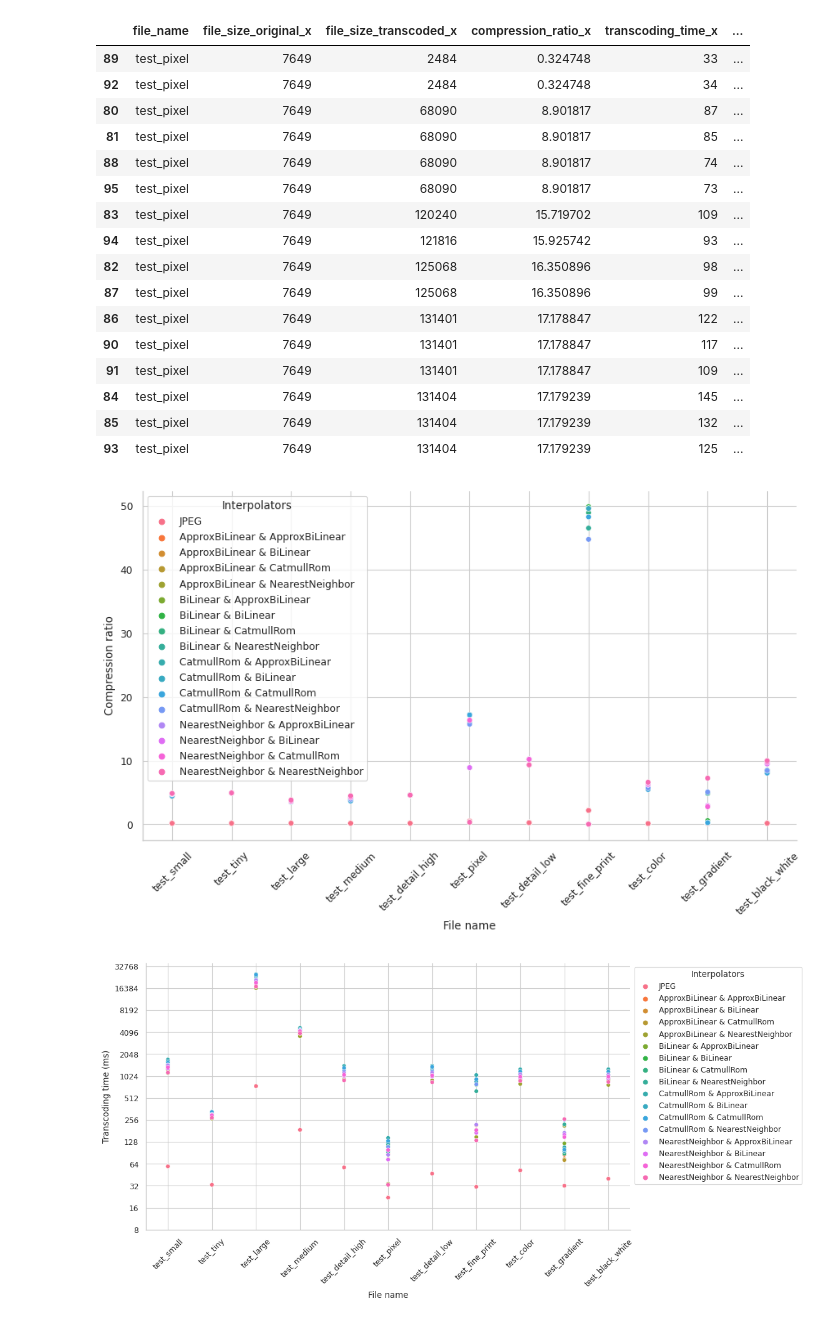
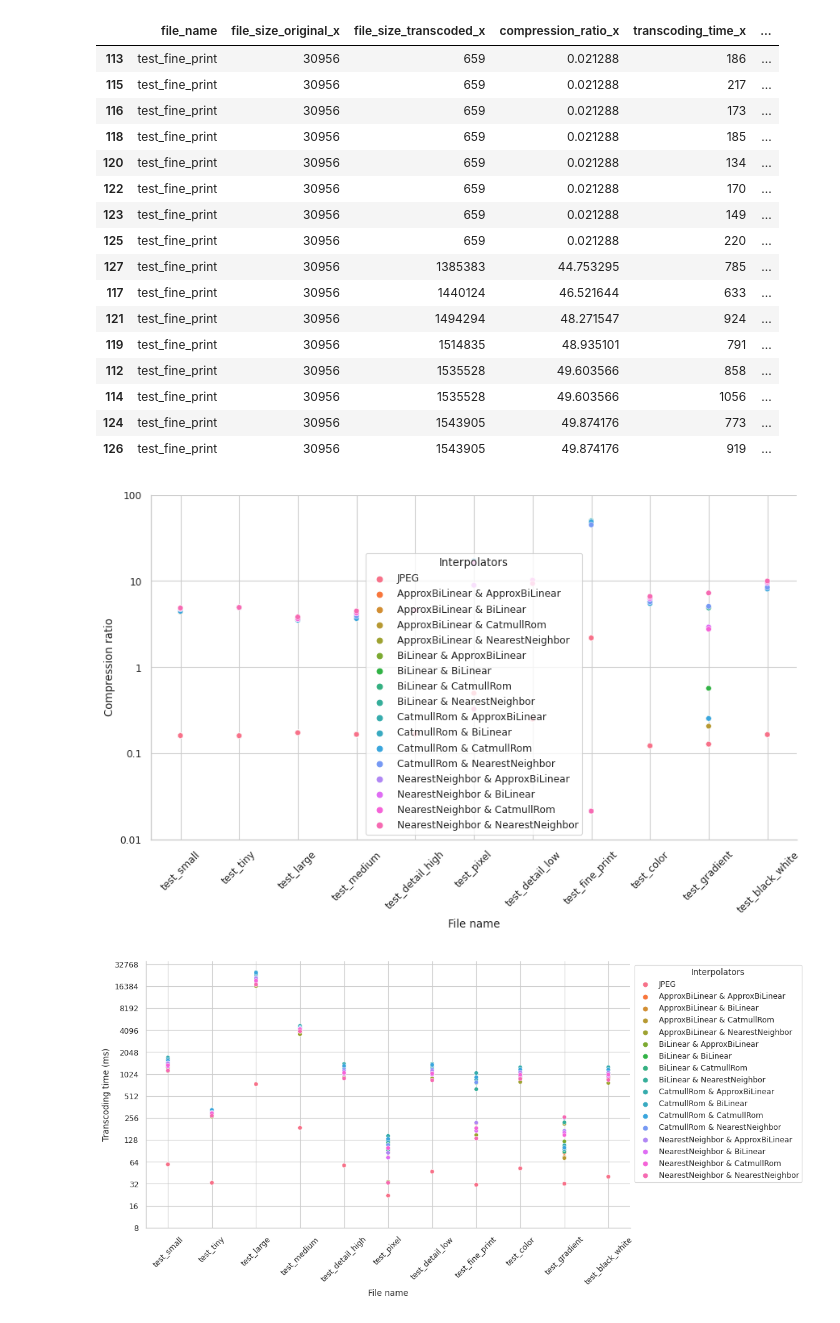
Before and after one commit to xaverhimmelsbach/quadtree-block-compression-visualization, a Jupyter notebook: visualization_scripts/visualize_sampling.ipynb, the cells around one changed output. Saved outputs shown, nothing was run; the diff lists cells and outputs as text; code cells hidden in the pictures.

Commit message:
Visualize deduplication

```diff
--- a/visualization_scripts/visualize_sampling.ipynb
+++ b/visualization_scripts/visualize_sampling.ipynb
@@ -15,25 +15,25 @@ df_jpeg = pd.read_csv('../data/jpeg.csv')
 # _x = sampling, _y = jpeg
 df_merged = pd.merge(df, df_jpeg, on='file_name')
 
-df_merged[df_merged['file_name'] == 'test_pixel'].sort_values(['compression_ratio_x'])
+df_merged[df_merged['file_name'] == 'test_fine_print'].sort_values(['compression_ratio_x'])
 # %% [output]
 |  | file_name | file_size_original_x | file_size_transcoded_x | compression_ratio_x | transcoding_time_x | ... |
-| 89 | test_pixel | 7649 | 2484 | 0.324748 | 33 | ... |
-| 92 | test_pixel | 7649 | 2484 | 0.324748 | 34 | ... |
-| 80 | test_pixel | 7649 | 68090 | 8.901817 | 87 | ... |
-| 81 | test_pixel | 7649 | 68090 | 8.901817 | 85 | ... |
-| 88 | test_pixel | 7649 | 68090 | 8.901817 | 74 | ... |
-| 95 | test_pixel | 7649 | 68090 | 8.901817 | 73 | ... |
-| 83 | test_pixel | 7649 | 120240 | 15.719702 | 109 | ... |
-| 94 | test_pixel | 7649 | 121816 | 15.925742 | 93 | ... |
-| 82 | test_pixel | 7649 | 125068 | 16.350896 | 98 | ... |
-| 87 | test_pixel | 7649 | 125068 | 16.350896 | 99 | ... |
-| 86 | test_pixel | 7649 | 131401 | 17.178847 | 122 | ... |
-| 90 | test_pixel | 7649 | 131401 | 17.178847 | 117 | ... |
-| 91 | test_pixel | 7649 | 131401 | 17.178847 | 109 | ... |
-| 84 | test_pixel | 7649 | 131404 | 17.179239 | 145 | ... |
-| 85 | test_pixel | 7649 | 131404 | 17.179239 | 132 | ... |
-| 93 | test_pixel | 7649 | 131404 | 17.179239 | 125 | ... |
+| 113 | test_fine_print | 30956 | 659 | 0.021288 | 186 | ... |
+| 115 | test_fine_print | 30956 | 659 | 0.021288 | 217 | ... |
+| 116 | test_fine_print | 30956 | 659 | 0.021288 | 173 | ... |
+| 118 | test_fine_print | 30956 | 659 | 0.021288 | 185 | ... |
+| 120 | test_fine_print | 30956 | 659 | 0.021288 | 134 | ... |
+| 122 | test_fine_print | 30956 | 659 | 0.021288 | 170 | ... |
+| 123 | test_fine_print | 30956 | 659 | 0.021288 | 149 | ... |
+| 125 | test_fine_print | 30956 | 659 | 0.021288 | 220 | ... |
+| 127 | test_fine_print | 30956 | 1385383 | 44.753295 | 785 | ... |
+| 117 | test_fine_print | 30956 | 1440124 | 46.521644 | 633 | ... |
+| 121 | test_fine_print | 30956 | 1494294 | 48.271547 | 924 | ... |
+| 119 | test_fine_print | 30956 | 1514835 | 48.935101 | 791 | ... |
+| 112 | test_fine_print | 30956 | 1535528 | 49.603566 | 858 | ... |
+| 114 | test_fine_print | 30956 | 1535528 | 49.603566 | 1056 | ... |
+| 124 | test_fine_print | 30956 | 1543905 | 49.874176 | 773 | ... |
+| 126 | test_fine_print | 30956 | 1543905 | 49.874176 | 919 | ... |
 # %%
 # Compression ratio
 df_sorted = df_merged.sort_values(
@@ -52,35 +52,38 @@ df_second['class'] = 'jpeg'
 # Do this hacky filtering, to get everything apart from 'plain' run
 #[(df_sorted['downsampling_algorithm'] != 'ApproxBiLinear') | (df_sorted['upsampling_algorithm'] != 'ApproxBiLinear')]
 df_third = df_sorted.loc[:, ('file_name', 'compression_ratio_x', 'upsampling_algorithm', 'downsampling_algorithm')].rename(
     columns={'compression_ratio_x': 'c'})
 df_third['class'] = df_third['downsampling_algorithm'] + \
     '_' + df_third['upsampling_algorithm']
 
 # Concatenate data frames
 df_concat = pd.concat([df_second, df_third])
 
 # CatmullRomeate a visualization
 g = sns.relplot(
     x='file_name',
     y='c',
     data=df_concat,
     hue='class',
     aspect=16/9,
     facet_kws={'legend_out': False},
 )
 
-g.set(xlabel='File name', ylabel='Compression ratio')
+ticks = [0.01, 0.1, 1, 10, 100]
+g.set(xlabel='File name', ylabel='Compression ratio',
+      yscale='log', yticks=ticks, yticklabels=ticks)
+# g.set(xlabel='File name', ylabel='Compression ratio', yscale='log')
 
 legend = g.axes.flat[0].get_legend()
 legend.set_title('Interpolators')
 for t, l in zip(legend.texts, ['JPEG', 'ApproxBiLinear & ApproxBiLinear', 'ApproxBiLinear & BiLinear', 'ApproxBiLinear & CatmullRom', 'ApproxBiLinear & NearestNeighbor', 'BiLinear & ApproxBiLinear', 'BiLinear & BiLinear', 'BiLinear & CatmullRom', 'BiLinear & NearestNeighbor', 'CatmullRom & ApproxBiLinear', 'CatmullRom & BiLinear', 'CatmullRom & CatmullRom', 'CatmullRom & NearestNeighbor', 'NearestNeighbor & ApproxBiLinear', 'NearestNeighbor & BiLinear', 'NearestNeighbor & CatmullRom', 'NearestNeighbor & NearestNeighbor']):
     t.set_text(l)
 
 plt.xticks(rotation=45)
 
 plt.show()
 # %% [output]
-[figure, old version]
+[figure, new version]
 # %%
 # Transcoding time
 df_sorted = df_merged.sort_values(
```
Also changed, not shown: 3 other files.
